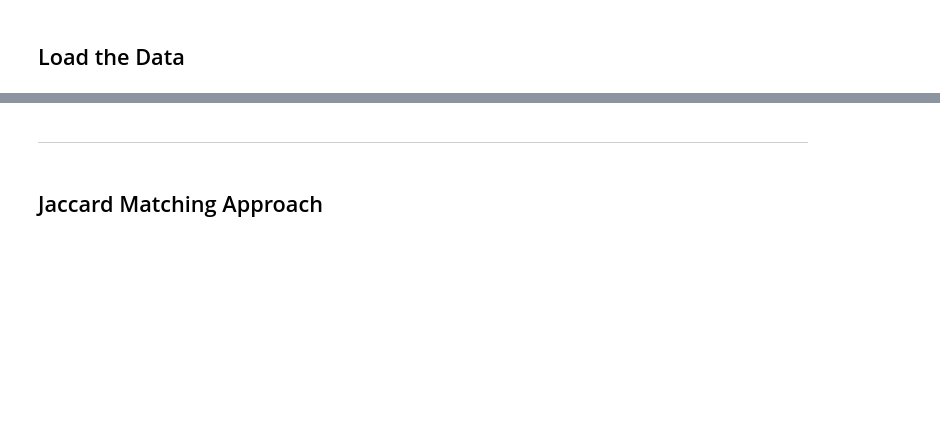
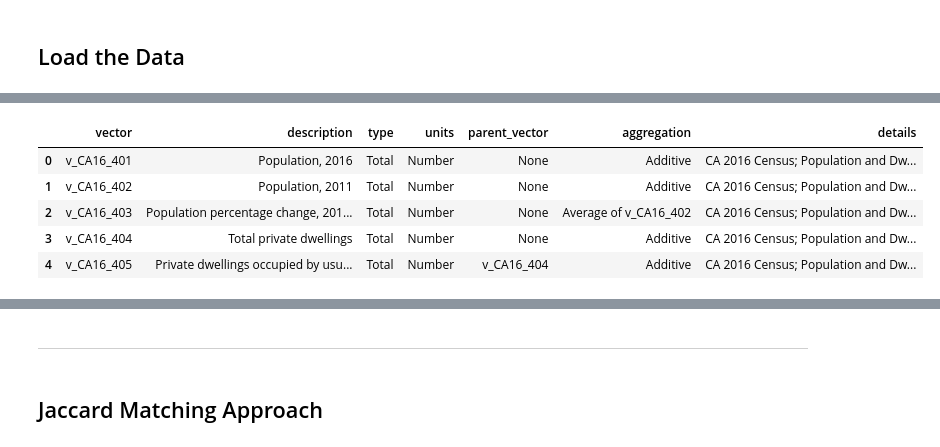
Before and after one commit to fcorbin567/piccard2, a Jupyter notebook: treeMaker.ipynb, the cells around one changed output, grey strips where cells are left out. Cells and saved outputs as stored; diff of their text form; code cells hidden in the pictures; blank space fills up the shorter version.

```diff
--- a/treeMaker.ipynb
+++ b/treeMaker.ipynb
@@ -10,5 +15,12 @@ data_2021 = TreeMaker.preprocess_census_metadata("C:/Users/aam20/OneDrive - KFUP
 # %%
-data_2021.head()
+data_2016.head()
+# %% [output]
+|  | vector | description | type | units | parent_vector | aggregation | details |
+| 0 | v_CA16_401 | Population, 2016 | Total | Number | None | Additive | CA 2016 Census; Population and Dw... |
+| 1 | v_CA16_402 | Population, 2011 | Total | Number | None | Additive | CA 2016 Census; Population and Dw... |
+| 2 | v_CA16_403 | Population percentage change, 201... | Total | Number | None | Average of v_CA16_402 | CA 2016 Census; Population and Dw... |
+| 3 | v_CA16_404 | Total private dwellings | Total | Number | None | Additive | CA 2016 Census; Population and Dw... |
+| 4 | v_CA16_405 | Private dwellings occupied by usu... | Total | Number | v_CA16_404 | Additive | CA 2016 Census; Population and Dw... |
 # %%
 print("The number of vectors in 2006 is:", len(data_2006))
 print("The number of vectors in 2011 is:", len(data_2011))
```
Also changed, not shown: parts of 12 cells of this notebook, 1 other file.
